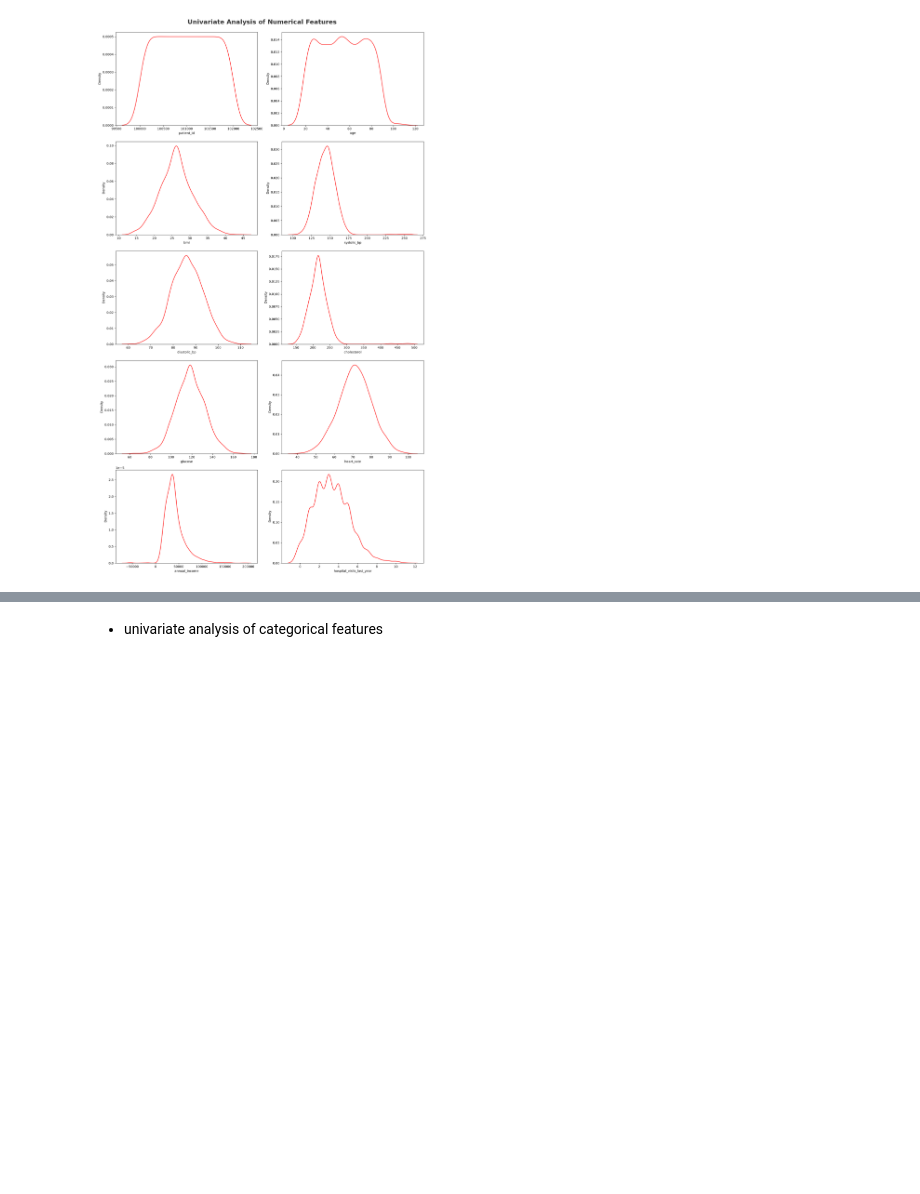
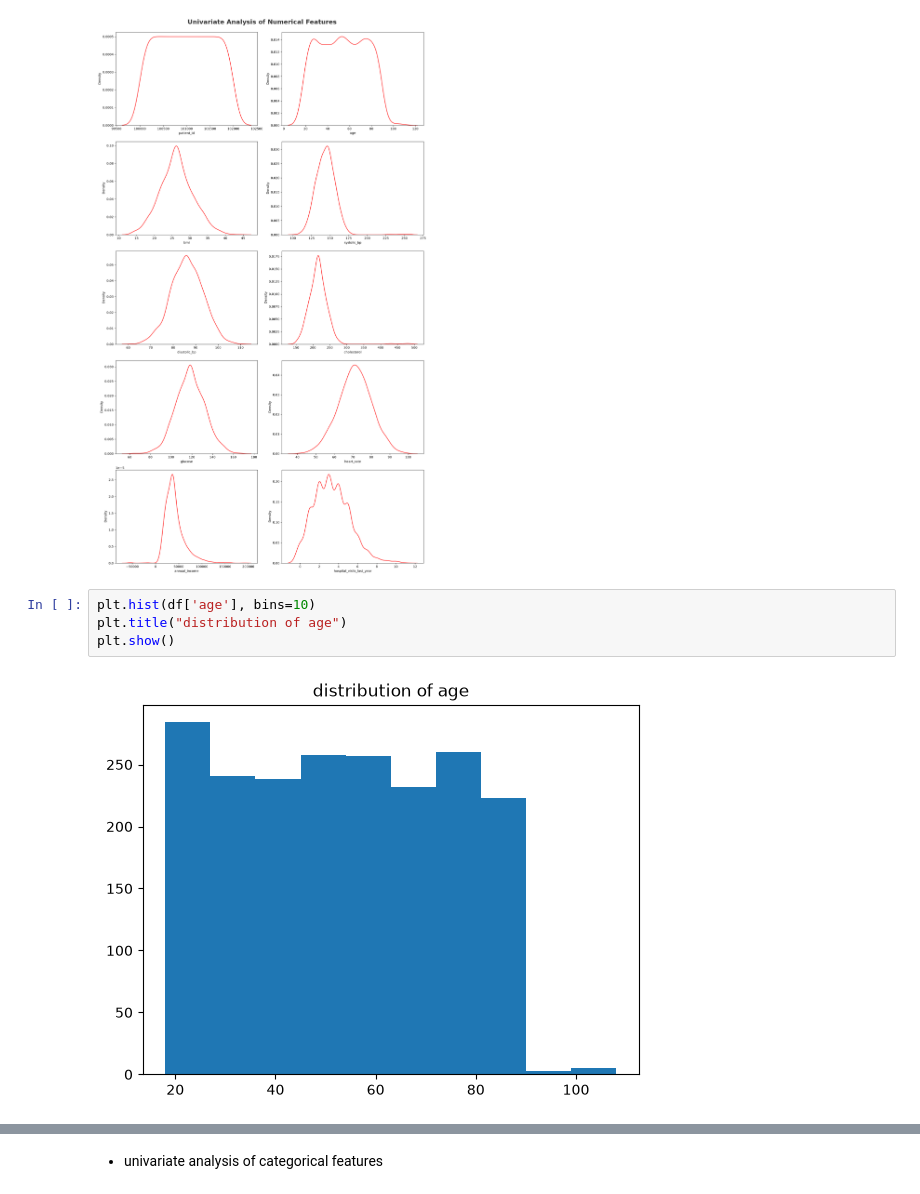
Before and after one commit to laxmanclinilaunch-hub/Python-7-8-, a Jupyter notebook: 2.EDA/healthcare_eda_project.ipynb, the cells around one changed output, grey strips where cells are left out. Drawn from its saved outputs; the diff is of its cells as text; blank space fills up the shorter version.

```diff
--- a/2.EDA/healthcare_eda_project.ipynb
+++ b/2.EDA/healthcare_eda_project.ipynb
@@ -554,3 +554,9 @@ plt.tight_layout()
 plt.show()
 # %% [output]
 [figure]
+# %%
+plt.hist(df['age'], bins=10)
+plt.title("distribution of age")
+plt.show()
+# %% [output]
+[figure, added]
```
Also changed, not shown: parts of 59 cells of this notebook.
